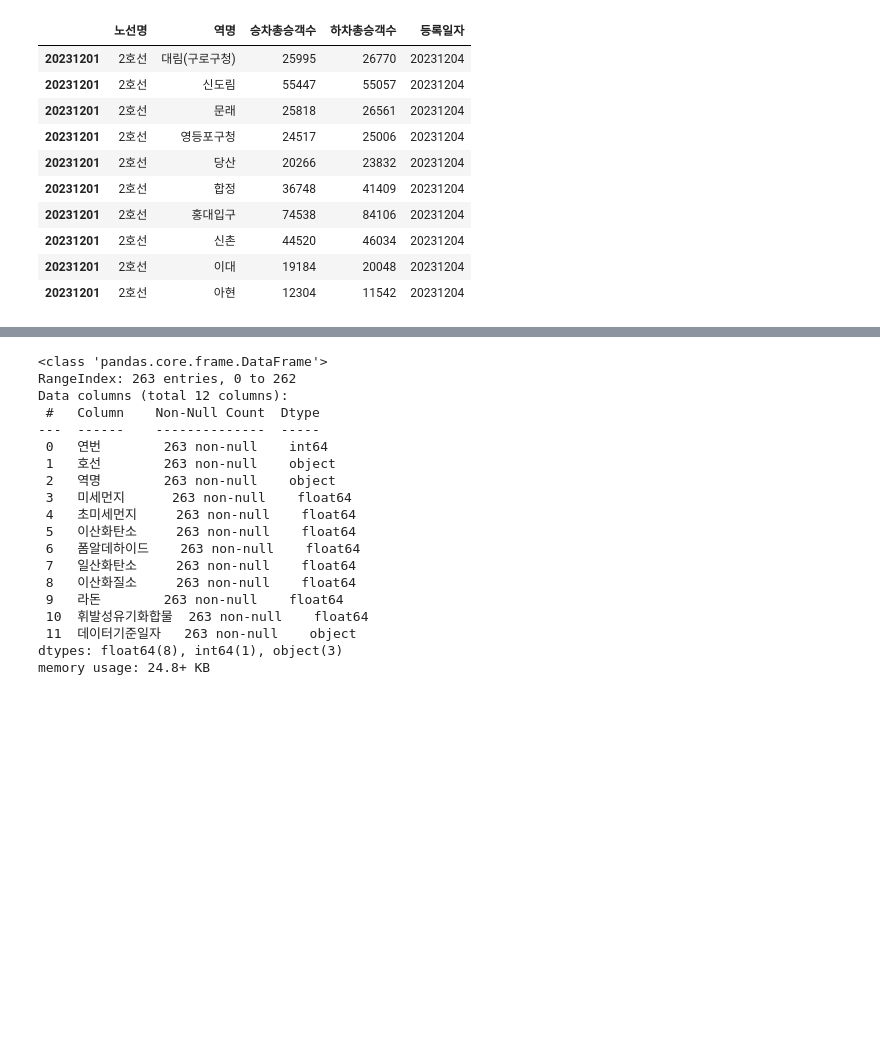
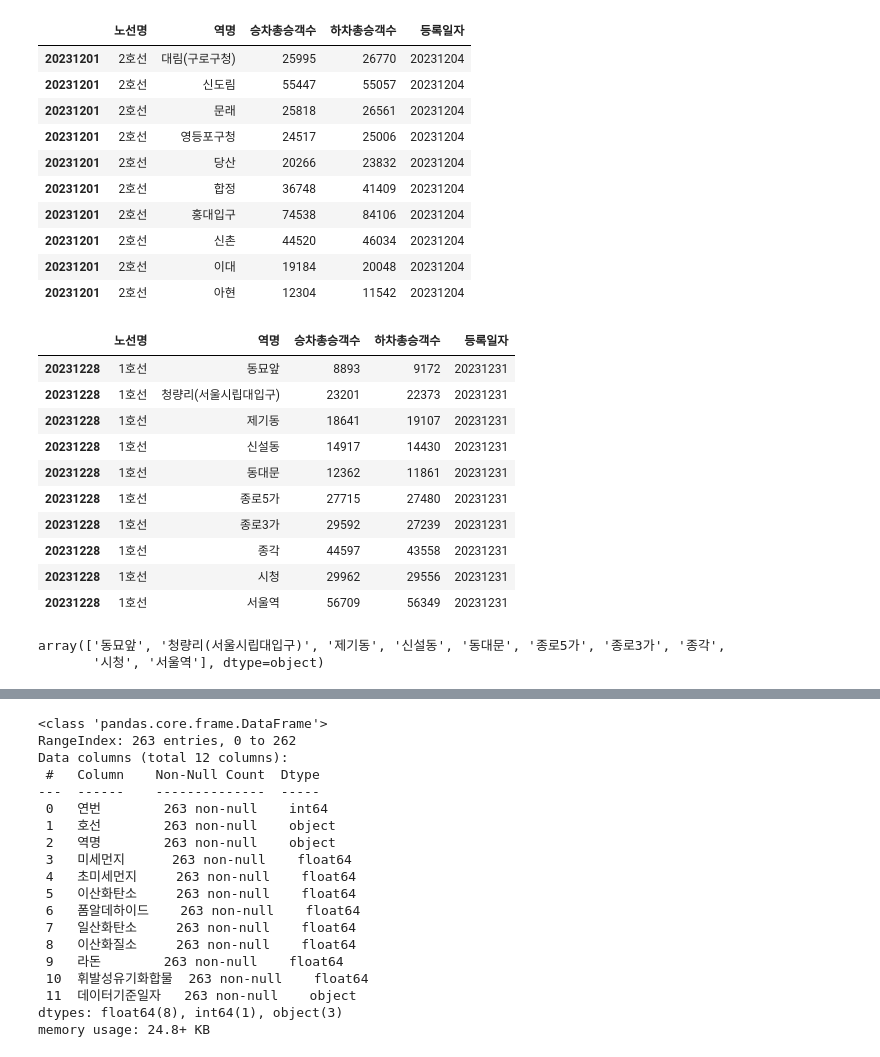
Before and after one commit to sswwdk/Data-anal-miniproject, a Jupyter notebook: 분석보고서.ipynb, the cells around one changed output, grey strips where cells are left out. Saved outputs shown, nothing was run; the diff lists cells and outputs as text; code cells hidden in the pictures; blank space fills up the shorter version.

```diff
--- a/분석보고서.ipynb
+++ b/분석보고서.ipynb
@@ -54,3 +66,25 @@ people_df.head(10)
 | 20231201 | 2호선 | 신촌 | 44520 | 46034 | 20231204 |
 | 20231201 | 2호선 | 이대 | 19184 | 20048 | 20231204 |
 | 20231201 | 2호선 | 아현 | 12304 | 11542 | 20231204 |
+# %%
+filtered_df = people_df[people_df['등록일자'] == 20231231]
+
+line1_people_df = filtered_df[filtered_df['노선명']=='1호선']
+line1_people_df
+# %% [output]
+|  | 노선명 | 역명 | 승차총승객수 | 하차총승객수 | 등록일자 |
+| 20231228 | 1호선 | 동묘앞 | 8893 | 9172 | 20231231 |
+| 20231228 | 1호선 | 청량리(서울시립대입구) | 23201 | 22373 | 20231231 |
+| 20231228 | 1호선 | 제기동 | 18641 | 19107 | 20231231 |
+| 20231228 | 1호선 | 신설동 | 14917 | 14430 | 20231231 |
+| 20231228 | 1호선 | 동대문 | 12362 | 11861 | 20231231 |
+| 20231228 | 1호선 | 종로5가 | 27715 | 27480 | 20231231 |
+| 20231228 | 1호선 | 종로3가 | 29592 | 27239 | 20231231 |
+| 20231228 | 1호선 | 종각 | 44597 | 43558 | 20231231 |
+| 20231228 | 1호선 | 시청 | 29962 | 29556 | 20231231 |
+| 20231228 | 1호선 | 서울역 | 56709 | 56349 | 20231231 |
+# %%
+line1_people_df['역명'].unique()
+# %% [output]
+array(['동묘앞', '청량리(서울시립대입구)', '제기동', '신설동', '동대문', '종로5가', '종로3가', '종각',
+       '시청', '서울역'], dtype=object)
```
Also changed, not shown: parts of 7 cells of this notebook.
